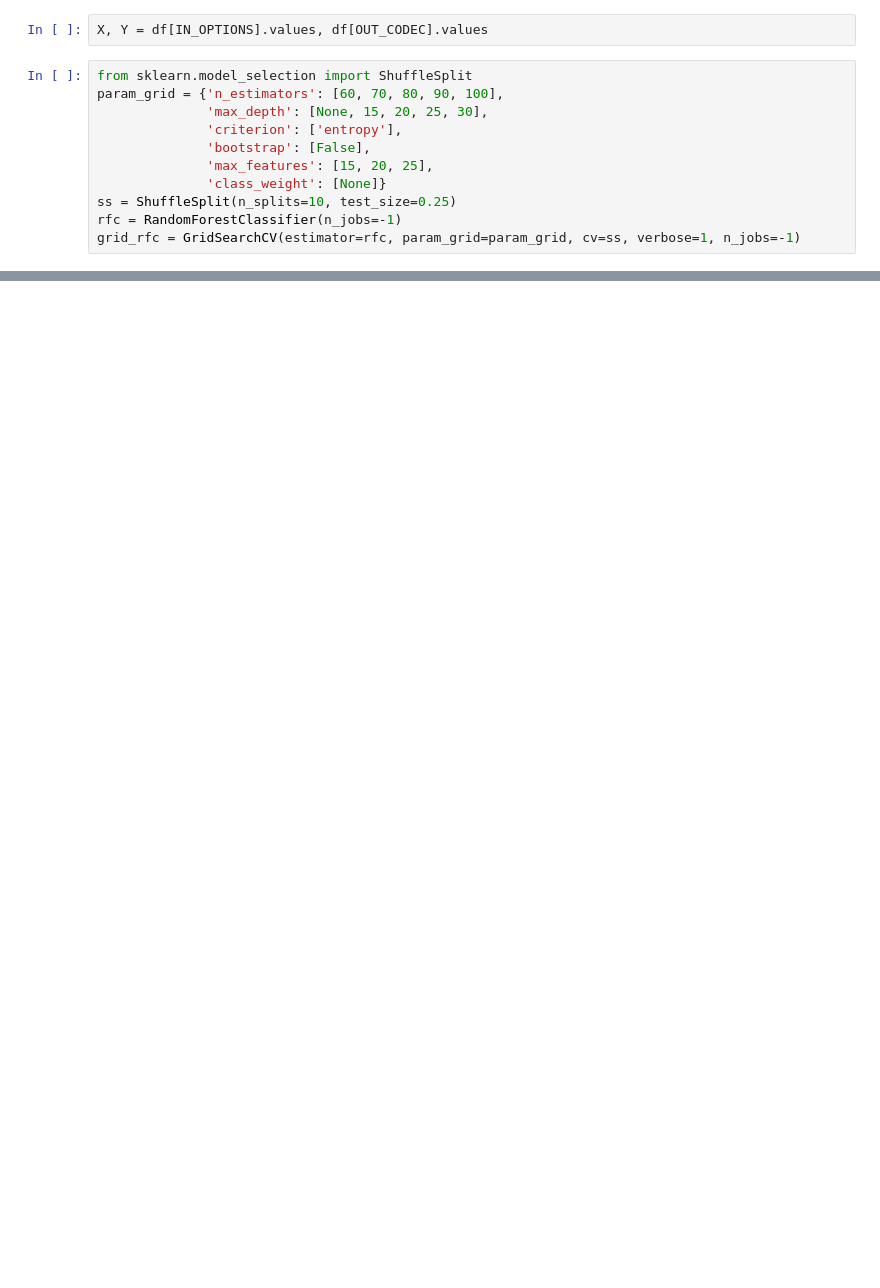
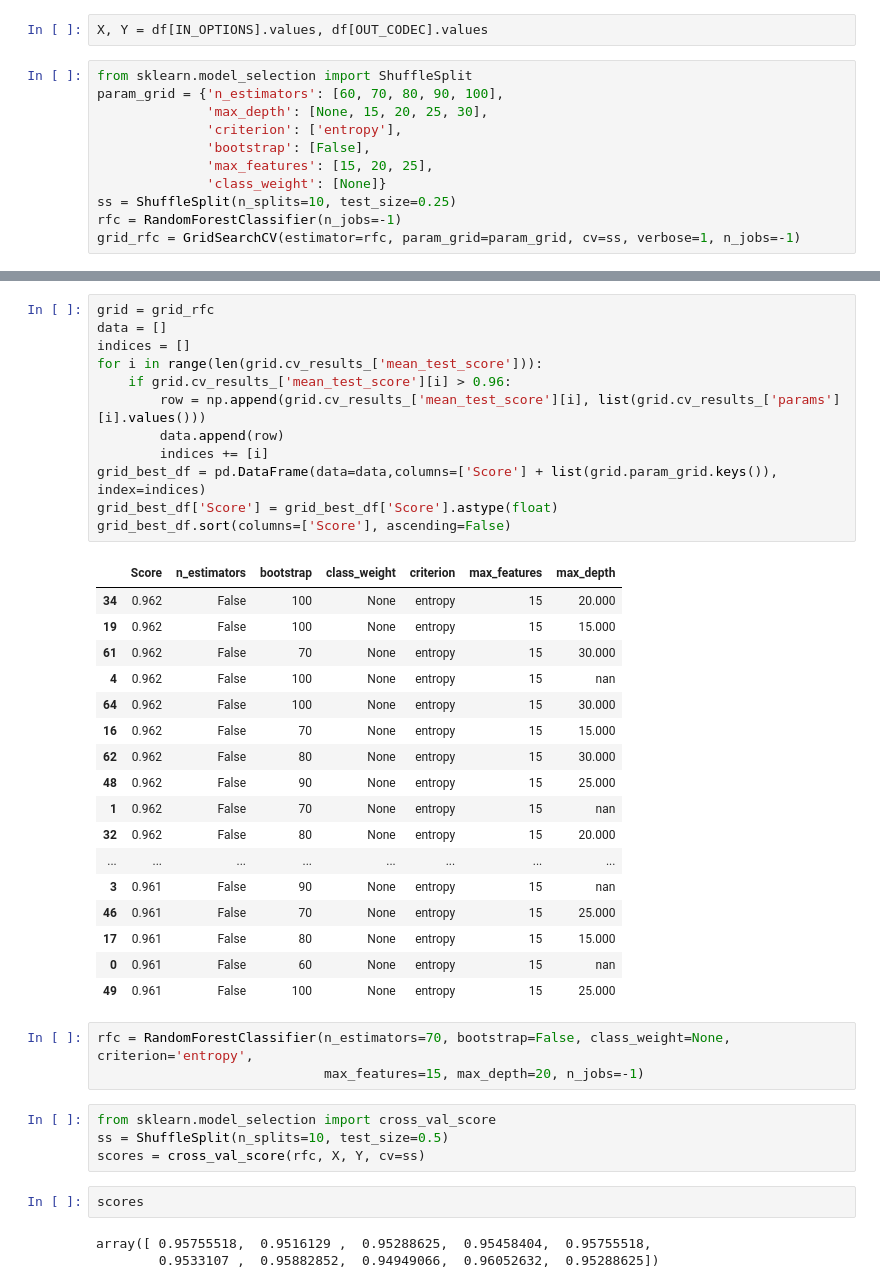
Before and after one commit to albertosm27/bloscml, a Jupyter notebook: notebooks/develop/2017-04-03-ASM-Random-forest-blosc.ipynb, the cells around one changed output, grey strips where cells are left out. Drawn from its saved outputs; the diff is of its cells as text; blank space fills up the shorter version.

```diff
--- a/notebooks/develop/2017-04-03-ASM-Random-forest-blosc.ipynb
+++ b/notebooks/develop/2017-04-03-ASM-Random-forest-blosc.ipynb
@@ -328,0 +349,42 @@ KeyboardInterrupt:
+# %%
+grid = grid_rfc
+data = []
+indices = []
+for i in range(len(grid.cv_results_['mean_test_score'])):
+    if grid.cv_results_['mean_test_score'][i] > 0.96:
+        row = np.append(grid.cv_results_['mean_test_score'][i], list(grid.cv_results_['params'][i].values()))
+        data.append(row)
+        indices += [i]
+grid_best_df = pd.DataFrame(data=data,columns=['Score'] + list(grid.param_grid.keys()), index=indices)
+grid_best_df['Score'] = grid_best_df['Score'].astype(float)
+grid_best_df.sort(columns=['Score'], ascending=False)
+# %% [output]
+|  | Score | n_estimators | bootstrap | class_weight | criterion | max_features | max_depth |
+| 34 | 0.962 | False | 100 | None | entropy | 15 | 20.000 |
+| 19 | 0.962 | False | 100 | None | entropy | 15 | 15.000 |
+| 61 | 0.962 | False | 70 | None | entropy | 15 | 30.000 |
+| 4 | 0.962 | False | 100 | None | entropy | 15 | nan |
+| 64 | 0.962 | False | 100 | None | entropy | 15 | 30.000 |
+| 16 | 0.962 | False | 70 | None | entropy | 15 | 15.000 |
+| 62 | 0.962 | False | 80 | None | entropy | 15 | 30.000 |
+| 48 | 0.962 | False | 90 | None | entropy | 15 | 25.000 |
+| 1 | 0.962 | False | 70 | None | entropy | 15 | nan |
+| 32 | 0.962 | False | 80 | None | entropy | 15 | 20.000 |
+| ... | ... | ... | ... | ... | ... | ... | ... |
+| 3 | 0.961 | False | 90 | None | entropy | 15 | nan |
+| 46 | 0.961 | False | 70 | None | entropy | 15 | 25.000 |
+| 17 | 0.961 | False | 80 | None | entropy | 15 | 15.000 |
+| 0 | 0.961 | False | 60 | None | entropy | 15 | nan |
+| 49 | 0.961 | False | 100 | None | entropy | 15 | 25.000 |
+# %%
+rfc = RandomForestClassifier(n_estimators=70, bootstrap=False, class_weight=None, criterion='entropy',
+                             max_features=15, max_depth=20, n_jobs=-1)
+# %%
+from sklearn.model_selection import cross_val_score
+ss = ShuffleSplit(n_splits=10, test_size=0.5)
+scores = cross_val_score(rfc, X, Y, cv=ss)
+# %%
+scores
+# %% [output]
+array([ 0.95755518,  0.9516129 ,  0.95288625,  0.95458404,  0.95755518,
+        0.9533107 ,  0.95882852,  0.94949066,  0.96052632,  0.95288625])
```
Also changed, not shown: parts of 57 cells of this notebook, 6 other files.
